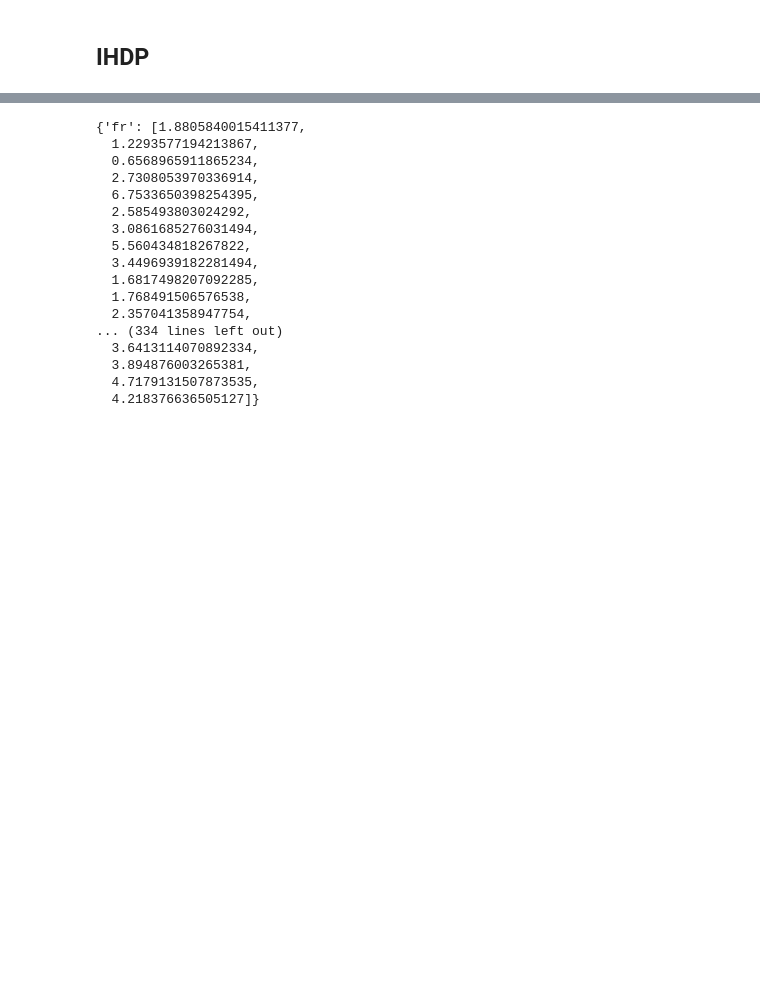
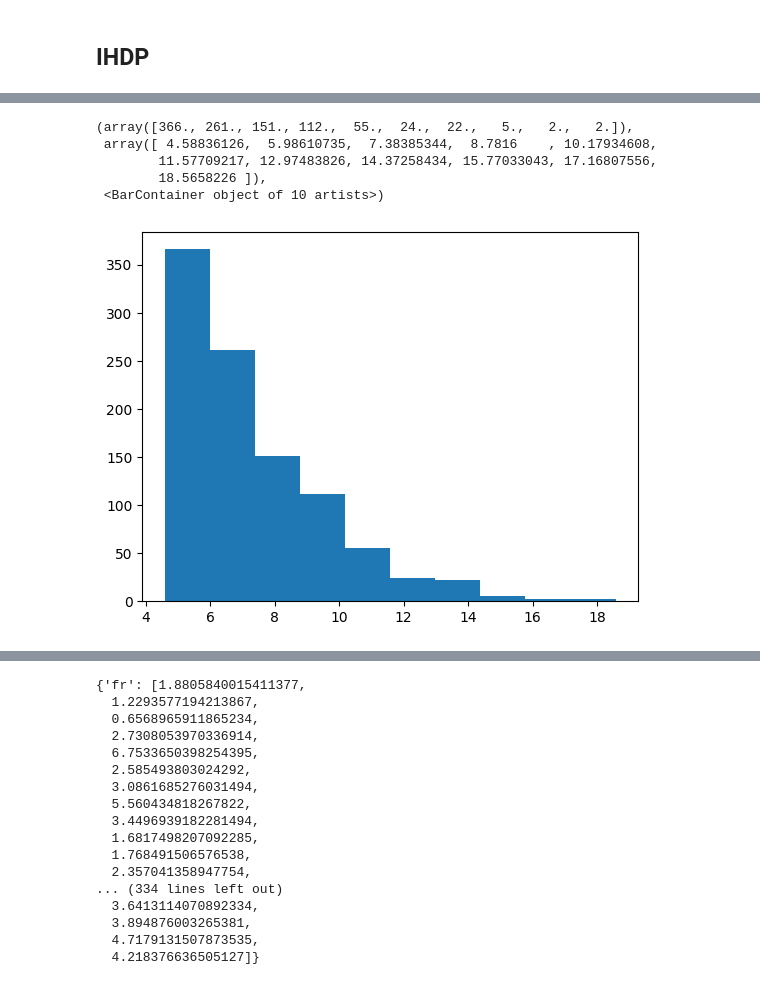
Before and after one commit to xwshen51/frengression, a Jupyter notebook: paper_exp/binary.ipynb, the cells around one changed output, grey strips where cells are left out. Drawn from its saved outputs; the diff is of its cells as text; code cells hidden in the pictures; blank space fills up the shorter version.

```diff
--- a/paper_exp/binary.ipynb
+++ b/paper_exp/binary.ipynb
@@ -509,0 +431,3 @@ df_tr.propen.hist()
+# %%
+P1 = model.sample_causal_margin(torch.tensor([1.5], dtype=torch.int32), sample_size=n_te).numpy().reshape(-1, 1)
+np.median(P1)
@@ -739,0 +680,3 @@ Epoch 700: loss 1.3458, loss_y 0.7984, 1.8274, 2.0580,  loss_eta 0.5475, 1.2038,
+# %%
+plt.hist(model.sample_causal_margin(torch.tensor([1], dtype=torch.int32), sample_size=1000).numpy().reshape(-1))
+# %% [output]
@@ -739,0 +684,6 @@ Epoch 700: loss 1.3458, loss_y 0.7984, 1.8274, 2.0580,  loss_eta 0.5475, 1.2038,
+(array([366., 261., 151., 112.,  55.,  24.,  22.,   5.,   2.,   2.]),
+ array([ 4.58836126,  5.98610735,  7.38385344,  8.7816    , 10.17934608,
+        11.57709217, 12.97483826, 14.37258434, 15.77033043, 17.16807556,
+        18.5658226 ]),
+ <BarContainer object of 10 artists>)
+[figure, added]
```
Also changed, not shown: parts of 16 cells of this notebook, 1 other file.
